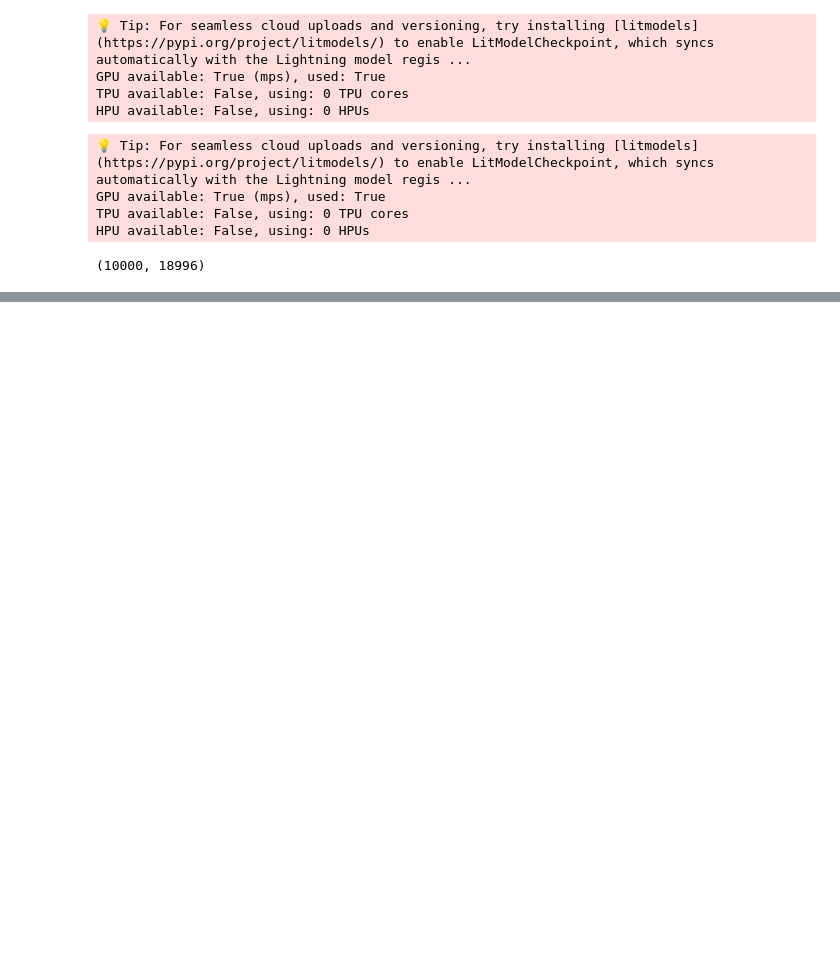
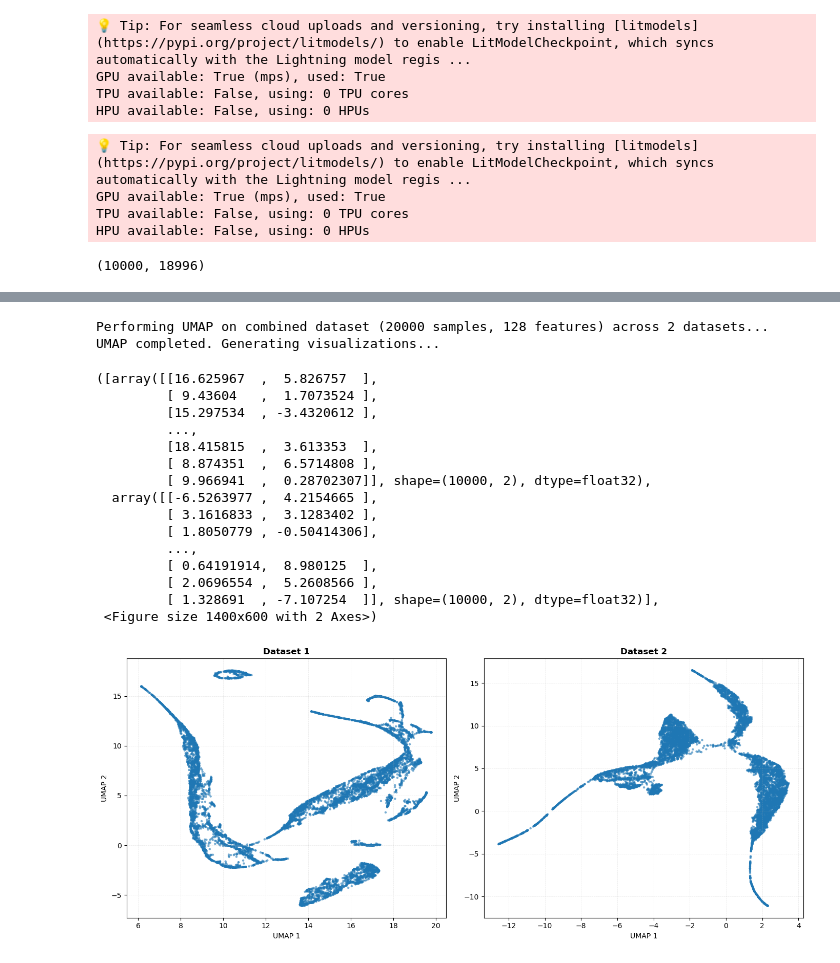
Before and after one commit to LangtianM/scDeepSim, a Jupyter notebook: experiments/muris.ipynb, the cells around one changed output, grey strips where cells are left out. Drawn from its saved outputs; the diff is of its cells as text; code cells hidden in the pictures; blank space fills up the shorter version.

```diff
--- a/experiments/muris.ipynb
+++ b/experiments/muris.ipynb
@@ -232,0 +342,10 @@ UMAP completed. Generating visualizations...
+# %%
+# full ddpm sampling
+with torch.no_grad():
+    standardized_latent_ddpm_samples = diffusion_standardized.sample(num_samples=10000,
+                                                sampling_timesteps=1000,
+                                                ddim_sampling_eta=0.5,
+                                                use_ema=True,
+                                                clip_denoised=False)
+compare_umap([encoded_10k, standardized_latent_ddpm_samples])
+# %% [output]
@@ -232,0 +353,18 @@ UMAP completed. Generating visualizations...
+Performing UMAP on combined dataset (20000 samples, 128 features) across 2 datasets...
+UMAP completed. Generating visualizations...
+([array([[16.625967  ,  5.826757  ],
+         [ 9.43604   ,  1.7073524 ],
+         [15.297534  , -3.4320612 ],
+         ...,
+         [18.415815  ,  3.613353  ],
+         [ 8.874351  ,  6.5714808 ],
+         [ 9.966941  ,  0.28702307]], shape=(10000, 2), dtype=float32),
+  array([[-6.5263977 ,  4.2154665 ],
+         [ 3.1616833 ,  3.1283402 ],
+         [ 1.8050779 , -0.50414306],
+         ...,
+         [ 0.64191914,  8.980125  ],
+         [ 2.0696554 ,  5.2608566 ],
+         [ 1.328691  , -7.107254  ]], shape=(10000, 2), dtype=float32)],
+ <Figure size 1400x600 with 2 Axes>)
+[figure, added]
```
Also changed, not shown: parts of 19 cells of this notebook, 1 other file.
